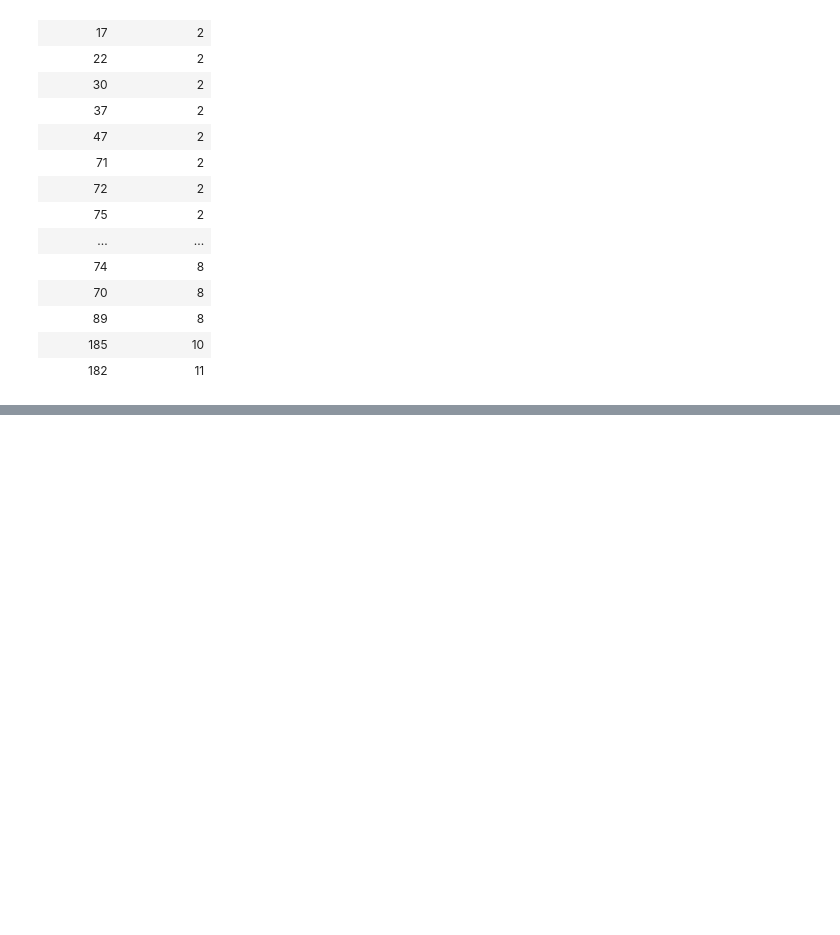
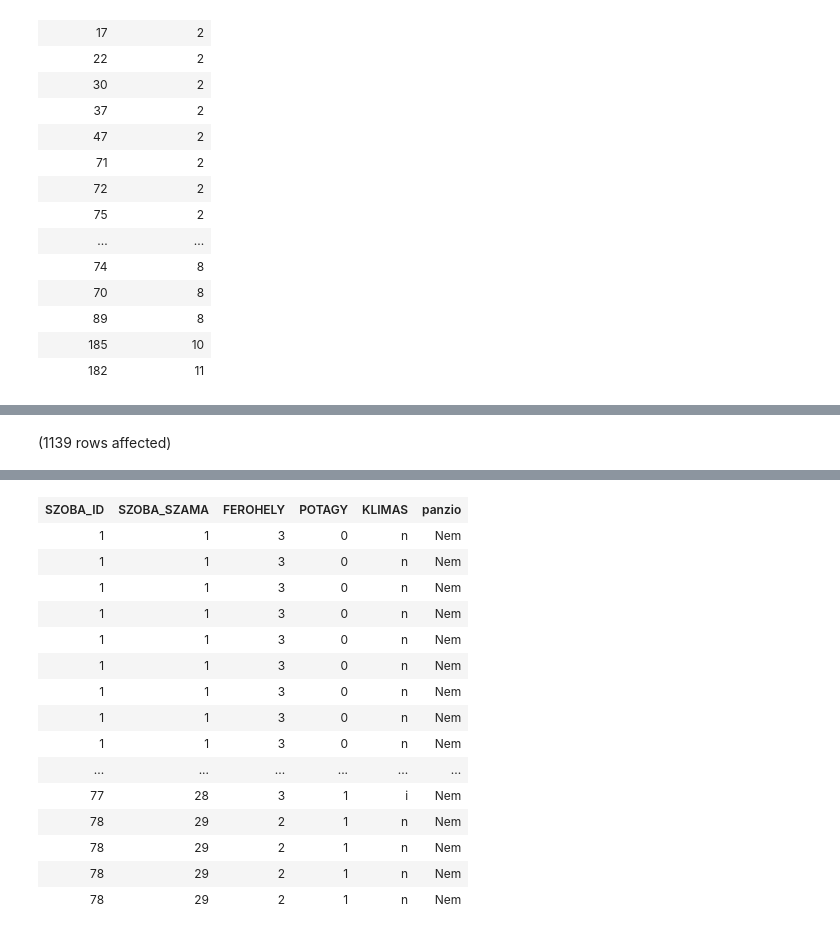
Before and after one commit to Tomi489/Adatbazisok, a Jupyter notebook: zh1.ipynb, the cells around one changed output, grey strips where cells are left out. Drawn from its saved outputs; the diff is of its cells as text; code cells hidden in the pictures; blank space fills up the shorter version.

```diff
--- a/zh1.ipynb
+++ b/zh1.ipynb
@@ -70,0 +49,11 @@ Total execution time: 00:00:00.044
+# %%
+SELECT SZOBA_ID,
+SZOBA_SZAMA,
+FEROHELY,
+POTAGY,
+KLIMAS,
+CASE WHEN szallashely.tipus = 'panzio' THEN 'Igen' ELSE 'Nem' END AS panzio
+FROM Szoba LEFT JOIN Foglalas ON Szoba.SZOBA_ID=Foglalas.SZOBA_FK
+JOIN Szallashely ON Szallashely.SZALLAS_ID=Szoba.SZALLAS_FK
+# %% [output]
+(1139 rows affected)
@@ -70,0 +61,16 @@ Total execution time: 00:00:00.044
+| SZOBA_ID | SZOBA_SZAMA | FEROHELY | POTAGY | KLIMAS | panzio |
+| 1 | 1 | 3 | 0 | n | Nem |
+| 1 | 1 | 3 | 0 | n | Nem |
+| 1 | 1 | 3 | 0 | n | Nem |
+| 1 | 1 | 3 | 0 | n | Nem |
+| 1 | 1 | 3 | 0 | n | Nem |
+| 1 | 1 | 3 | 0 | n | Nem |
+| 1 | 1 | 3 | 0 | n | Nem |
+| 1 | 1 | 3 | 0 | n | Nem |
+| 1 | 1 | 3 | 0 | n | Nem |
+| ... | ... | ... | ... | ... | ... |
+| 77 | 28 | 3 | 1 | i | Nem |
+| 78 | 29 | 2 | 1 | n | Nem |
+| 78 | 29 | 2 | 1 | n | Nem |
+| 78 | 29 | 2 | 1 | n | Nem |
+| 78 | 29 | 2 | 1 | n | Nem |
```
Also changed, not shown: parts of 2 cells of this notebook.
